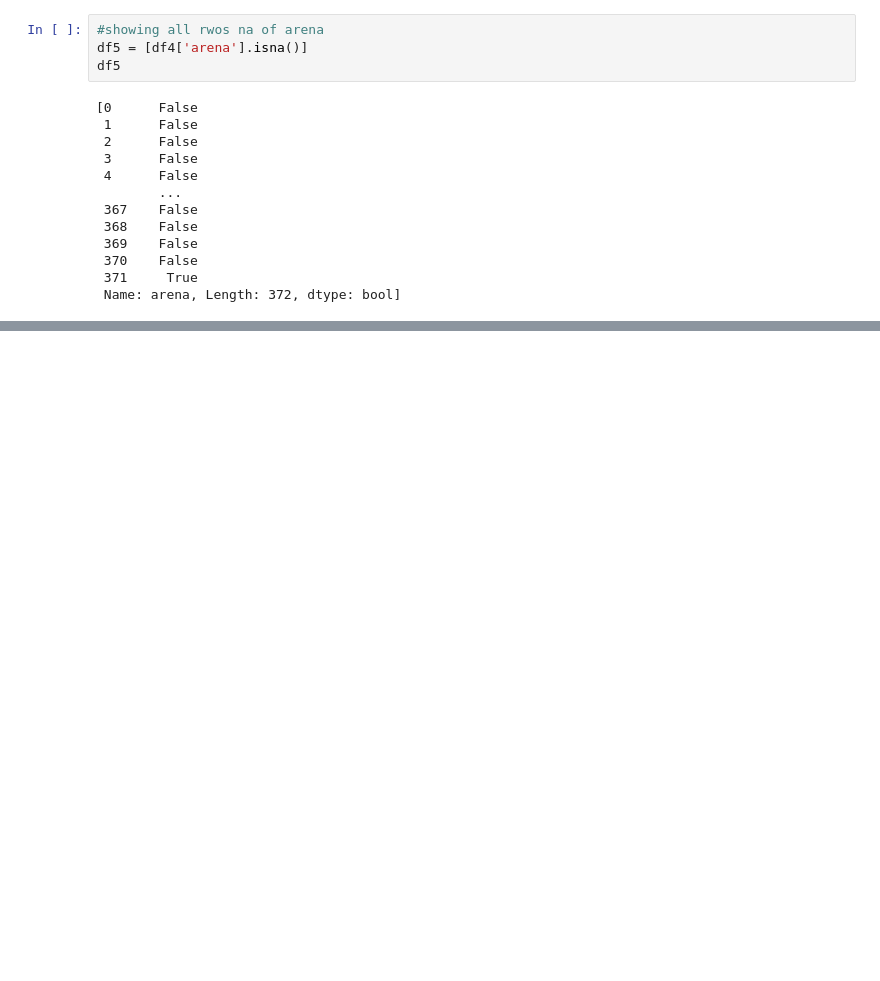
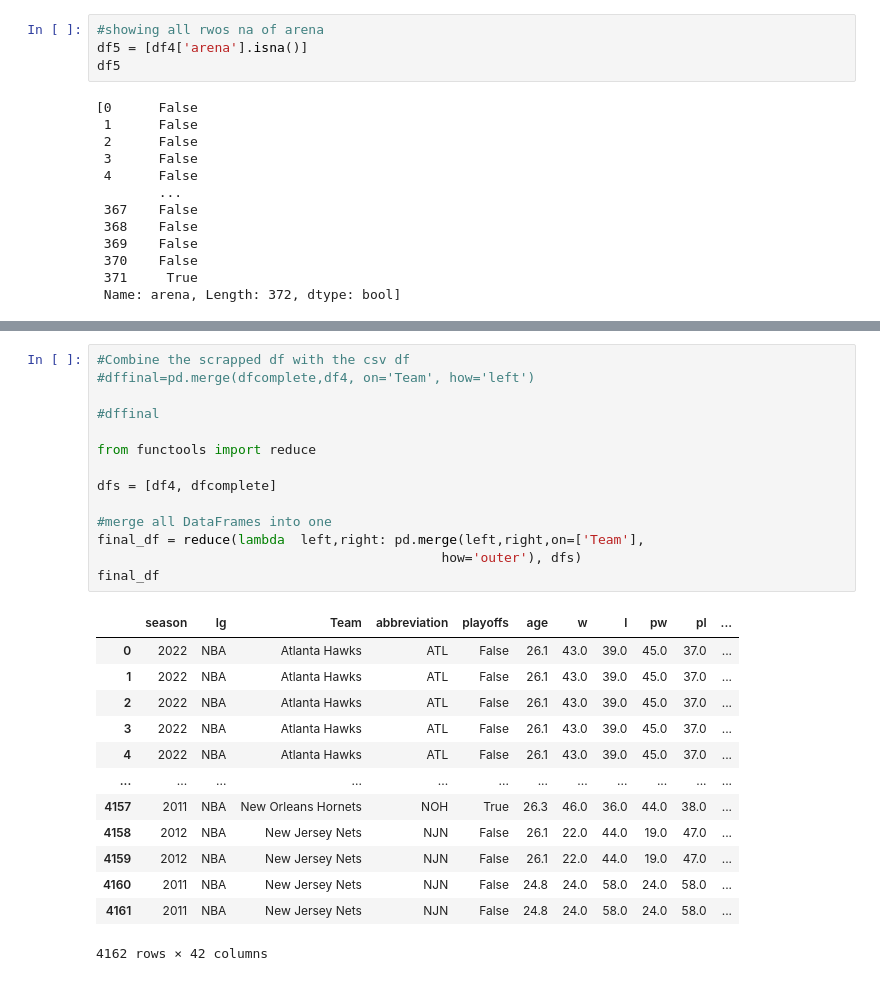
Before and after one commit to friedfab/ProjectDataScience, a Jupyter notebook: scraping.ipynb, the cells around one changed output, grey strips where cells are left out. Drawn from its saved outputs; the diff is of its cells as text; blank space fills up the shorter version.

```diff
--- a/scraping.ipynb
+++ b/scraping.ipynb
@@ -516,0 +539,28 @@ df5
+# %%
+#Combine the scrapped df with the csv df
+#dffinal=pd.merge(dfcomplete,df4, on='Team', how='left')
+
+#dffinal
+
+from functools import reduce
+
+dfs = [df4, dfcomplete]
+
+#merge all DataFrames into one
+final_df = reduce(lambda  left,right: pd.merge(left,right,on=['Team'],
+                                            how='outer'), dfs)
+final_df
+# %% [output]
+|  | season | lg | Team | abbreviation | playoffs | age | w | l | pw | pl | ... |
+| 0 | 2022 | NBA | Atlanta Hawks | ATL | False | 26.1 | 43.0 | 39.0 | 45.0 | 37.0 | ... |
+| 1 | 2022 | NBA | Atlanta Hawks | ATL | False | 26.1 | 43.0 | 39.0 | 45.0 | 37.0 | ... |
+| 2 | 2022 | NBA | Atlanta Hawks | ATL | False | 26.1 | 43.0 | 39.0 | 45.0 | 37.0 | ... |
+| 3 | 2022 | NBA | Atlanta Hawks | ATL | False | 26.1 | 43.0 | 39.0 | 45.0 | 37.0 | ... |
+| 4 | 2022 | NBA | Atlanta Hawks | ATL | False | 26.1 | 43.0 | 39.0 | 45.0 | 37.0 | ... |
+| ... | ... | ... | ... | ... | ... | ... | ... | ... | ... | ... | ... |
+| 4157 | 2011 | NBA | New Orleans Hornets | NOH | True | 26.3 | 46.0 | 36.0 | 44.0 | 38.0 | ... |
+| 4158 | 2012 | NBA | New Jersey Nets | NJN | False | 26.1 | 22.0 | 44.0 | 19.0 | 47.0 | ... |
+| 4159 | 2012 | NBA | New Jersey Nets | NJN | False | 26.1 | 22.0 | 44.0 | 19.0 | 47.0 | ... |
+| 4160 | 2011 | NBA | New Jersey Nets | NJN | False | 24.8 | 24.0 | 58.0 | 24.0 | 58.0 | ... |
+| 4161 | 2011 | NBA | New Jersey Nets | NJN | False | 24.8 | 24.0 | 58.0 | 24.0 | 58.0 | ... |
+4162 rows × 42 columns
```
Also changed, not shown: parts of 8 cells of this notebook.
